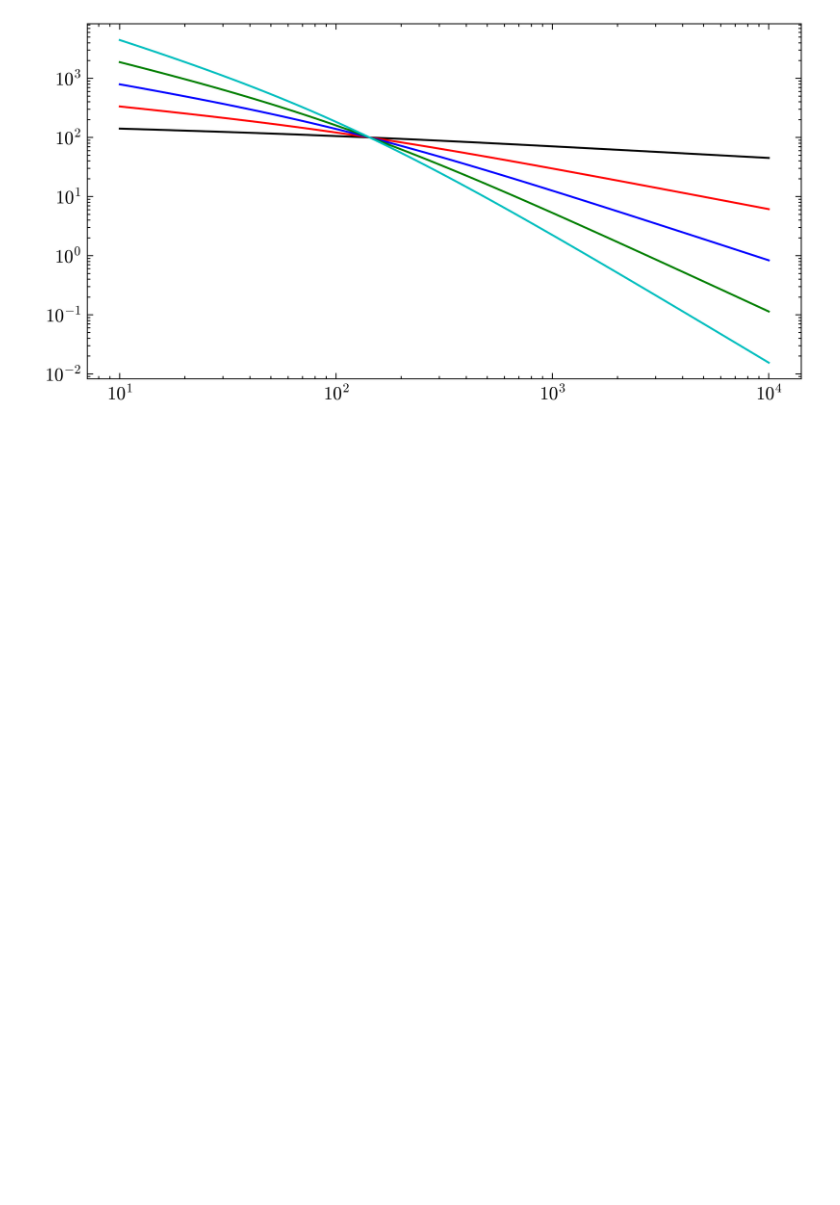
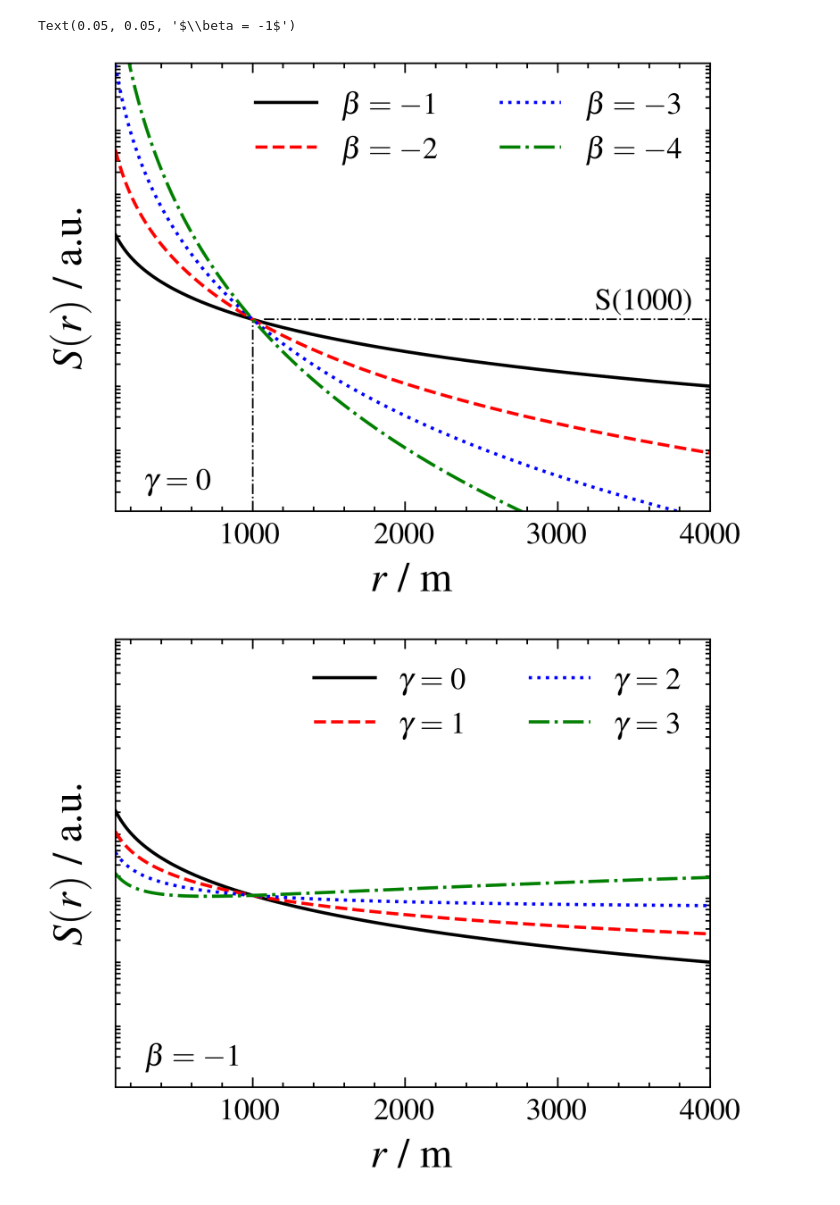
Before and after one commit to Quizznor/thesis-latex, a Jupyter notebook: scripts/plot_scripts/lateral_distribution_function/ldf.ipynb, the cells around one changed output. Cells and saved outputs as stored; diff of their text form; code cells hidden in the pictures; blank space fills up the shorter version.

```diff
--- a/scripts/plot_scripts/lateral_distribution_function/ldf.ipynb
+++ b/scripts/plot_scripts/lateral_distribution_function/ldf.ipynb
@@ -25,17 +22,34 @@ from utils.plotting import *
-# %%
-def ldf(r, s1000, beta):
-
-    rs = 100
-    first = np.float_power(3.47, beta)
-    second = r/rs * (1 + r/rs)
-
-    return first * s1000 * np.float_power(second, -beta)
 # %%
-R = np.geomspace(10, 10000, 100)
+R = np.linspace(100, 4000, 1000)
 
-for beta in np.arange(0.1, 1.11, 0.25):
-    plt.plot(R, ldf(R, 100, beta), ls='solid', marker='none')
+set_plt_style("double tex")
 
+for beta in np.arange(-1, -5, -1):
+    plt.plot(R, ldf(R, beta, 0), marker='none',
+             label=fr"$\beta = {beta}$")
 plt.yscale("log")
-plt.xscale("log")
+plt.legend(ncol=2)
+plt.xlabel("$r$ / m")
+plt.ylabel("$S(r)$ / a.u.")
+plt.yticks([])
+plt.ylim(1e-3, 1e4)
+plt.xlim(100, 4000)
+plt.text(0.05, 0.05, r"$\gamma = 0$", transform=plt.gca().transAxes)
+
+plt.axvline(1000, ymax=0.43, ls='-.', lw=0.5, c='k', zorder=0)
+plt.axhline(1, xmin=0.25, ls='-.', lw=0.5, c='k', zorder=0)
+plt.text(3250, 1.1, "S(1000)", ha='left', va='bottom')
+
+plt.figure()
+for gamma in np.arange(0, 4, 1):
+    plt.plot(R, ldf(R, -1, gamma), marker='none',
+             label=f"$\gamma = {gamma}$")
+plt.yscale("log")
+plt.legend(ncol=2)
+plt.xlabel("$r$ / m")
+plt.ylabel("$S(r)$ / a.u.")
+plt.yticks([])
+plt.ylim(1e-3, 1e4)
+plt.xlim(100, 4000)
+plt.text(0.05, 0.05, r"$\beta = -1$", transform=plt.gca().transAxes)
 # %% [output]
@@ -42 +61,3 @@ plt.xscale("log")
+Text(0.05, 0.05, '$\\beta = -1$')
-[figure, old version]
+[figure, new version]
+[figure, added]
```
Also changed, not shown: parts of 4 cells of this notebook, 4 other files.
